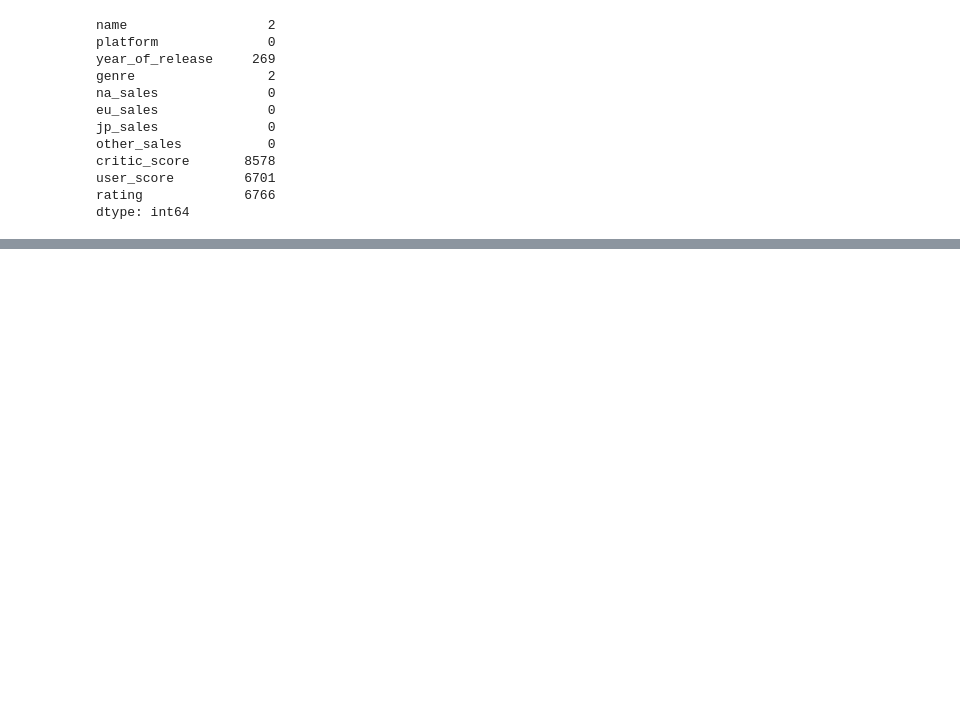
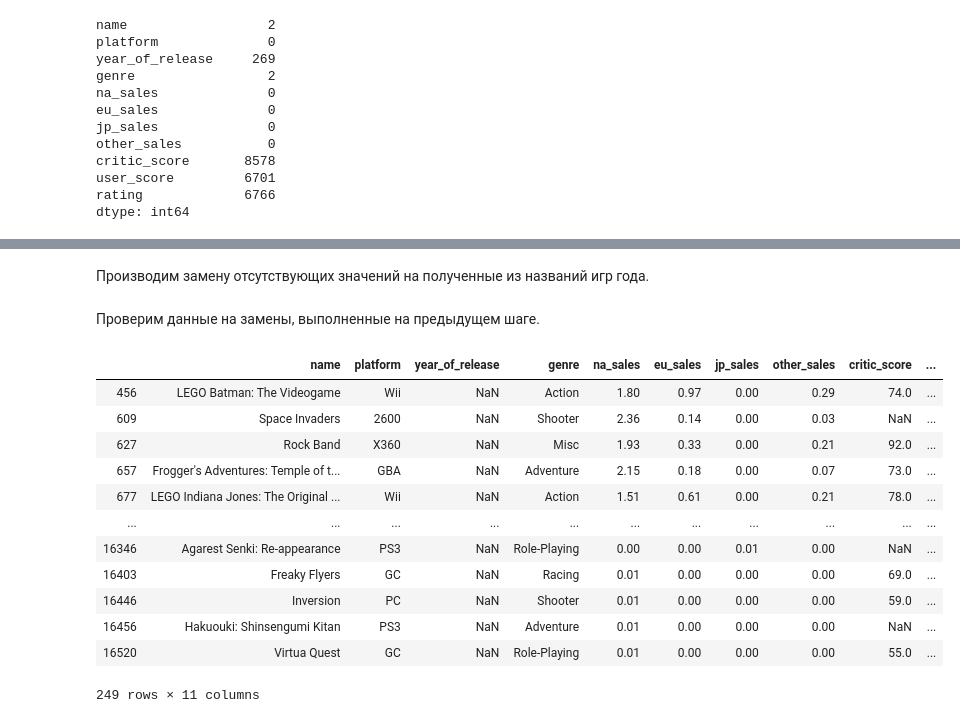
Before and after one commit to nktnlx/data_analysis_portfolio, a Jupyter notebook: video_games_sales.ipynb, the cells around one changed output, grey strips where cells are left out. Cells and saved outputs as stored; diff of their text form; code cells hidden in the pictures; blank space fills up the shorter version.

```diff
--- a/video_games_sales.ipynb
+++ b/video_games_sales.ipynb
@@ -130,0 +188,23 @@ dtype: int64
+# %%
+idx_year = {}  # создаем пустой словарь
+
+# итерируемся по строкам с отсутствием информации о годе
+for row in df[df['year_of_release'].isna()].itertuples():
+    for item in row.name.split(' '):  # разделяем название игры на отдельные слова
+        if item == row.name.split(' ')[-1]:  # берем последнее слово из списка
+            try:  # если последнее слово является числом то
+                if len(item) == 2 or len(item) == 4: # проверяем его "длину"
+                    item = int(item)  # преобразовываем тип данных
+                    if item < 21:  # приводим года этого века к полной дате
+                        item += 2000
+                    elif item > 80 and item < 100: # приводим года прошлого века к полной дате
+                        item += 1900
+                    if item >= 1980:  # 1980 -- минимальное значение года в наших данных
+                        idx_year[row.Index] = item
+            except:  # если последнее слово не является числом то продолжаем итерировать по строкам
+                continue
+
+
+# проверяем выводом на экран получившийся словарь
+for key, value in idx_year.items():
+    print(f'index: {key: <5} | year:{value: >5}')
@@ -130,0 +232,25 @@ dtype: int64
+# %% [markdown]
+Производим замену отсутствующих значений на полученные из названий игр года.
+# %%
+# итерирумся по словарю и производим замену
+for key, v in idx_year.items():
+    df.loc[key, 'year_of_release'] = v
+# %% [markdown]
+Проверим данные на замены, выполненные на предыдущем шаге.
+# %%
+# отбираем строки с пропусками данных в столбце year_of_release
+df[df['year_of_release'].isna()]
+# %% [output]
+|  | name | platform | year_of_release | genre | na_sales | eu_sales | jp_sales | other_sales | critic_score | ... |
+| 456 | LEGO Batman: The Videogame | Wii | NaN | Action | 1.80 | 0.97 | 0.00 | 0.29 | 74.0 | ... |
+| 609 | Space Invaders | 2600 | NaN | Shooter | 2.36 | 0.14 | 0.00 | 0.03 | NaN | ... |
+| 627 | Rock Band | X360 | NaN | Misc | 1.93 | 0.33 | 0.00 | 0.21 | 92.0 | ... |
+| 657 | Frogger's Adventures: Temple of t... | GBA | NaN | Adventure | 2.15 | 0.18 | 0.00 | 0.07 | 73.0 | ... |
+| 677 | LEGO Indiana Jones: The Original ... | Wii | NaN | Action | 1.51 | 0.61 | 0.00 | 0.21 | 78.0 | ... |
+| ... | ... | ... | ... | ... | ... | ... | ... | ... | ... | ... |
+| 16346 | Agarest Senki: Re-appearance | PS3 | NaN | Role-Playing | 0.00 | 0.00 | 0.01 | 0.00 | NaN | ... |
+| 16403 | Freaky Flyers | GC | NaN | Racing | 0.01 | 0.00 | 0.00 | 0.00 | 69.0 | ... |
+| 16446 | Inversion | PC | NaN | Shooter | 0.01 | 0.00 | 0.00 | 0.00 | 59.0 | ... |
+| 16456 | Hakuouki: Shinsengumi Kitan | PS3 | NaN | Adventure | 0.01 | 0.00 | 0.00 | 0.00 | NaN | ... |
+| 16520 | Virtua Quest | GC | NaN | Role-Playing | 0.01 | 0.00 | 0.00 | 0.00 | 55.0 | ... |
+249 rows × 11 columns
```
Also changed, not shown: parts of 17 cells of this notebook.
